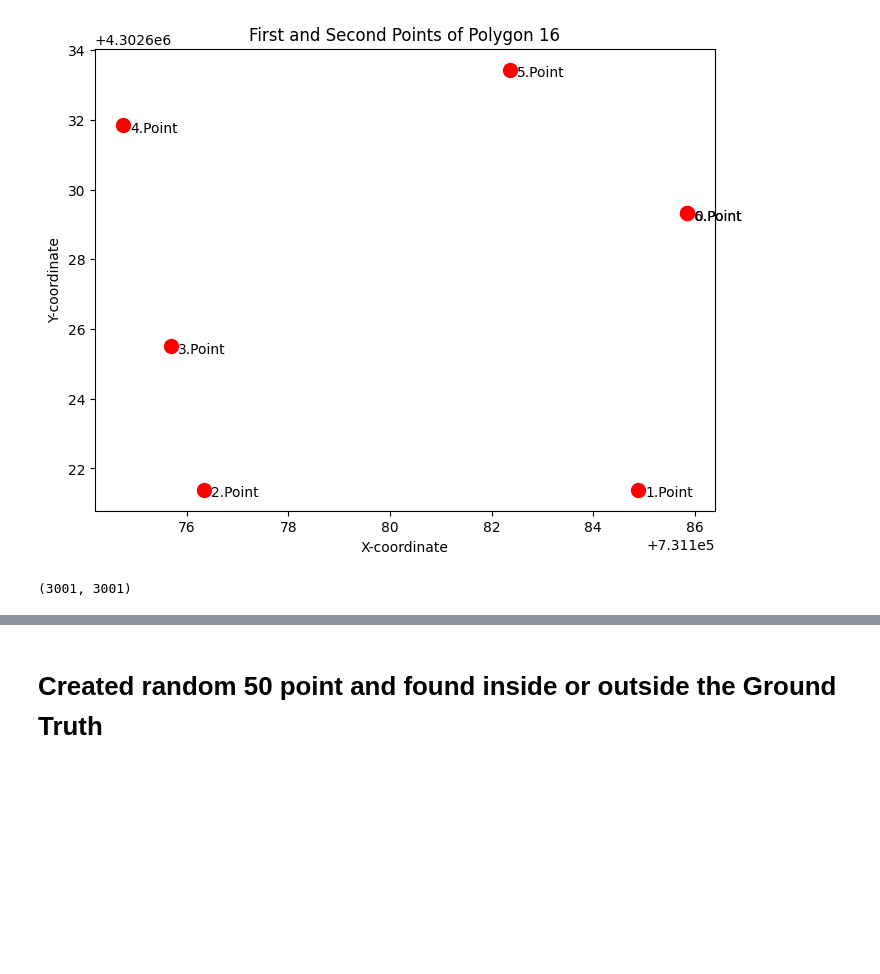
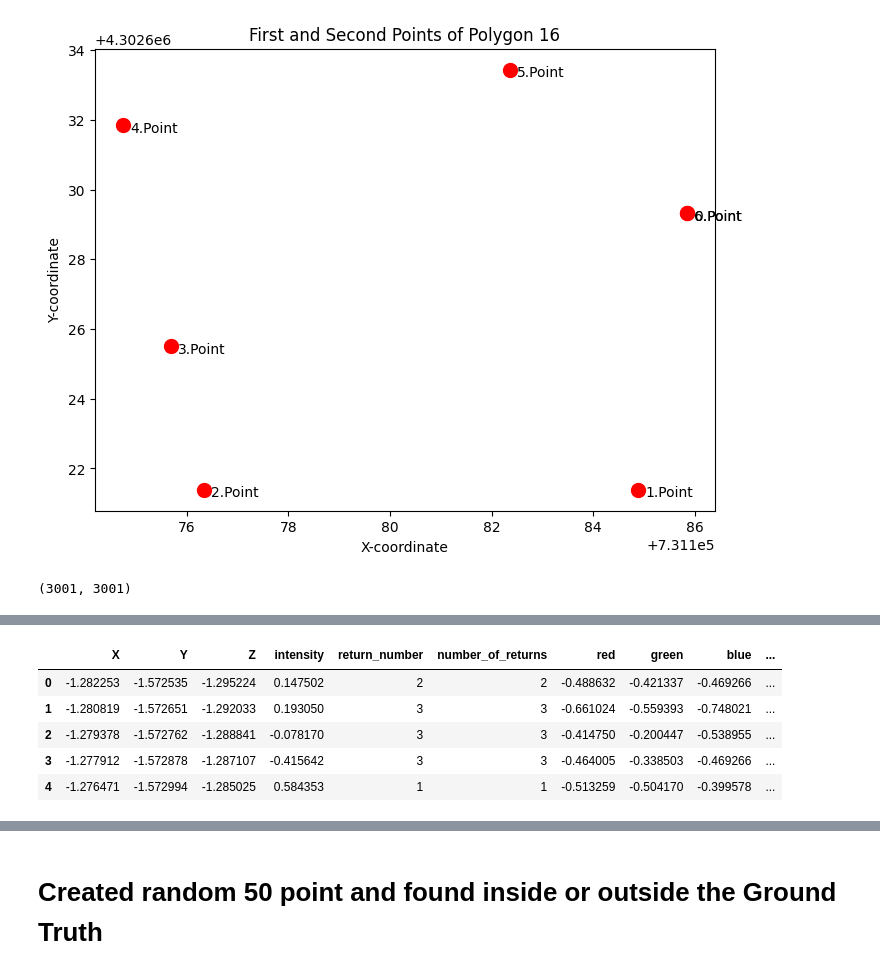
Before and after one commit to esatozholcek/Tree-Classification-Point-Cloud, a Jupyter notebook: project.ipynb, the cells around one changed output, grey strips where cells are left out. Cells and saved outputs as stored; diff of their text form; code cells hidden in the pictures; blank space fills up the shorter version.

```diff
--- a/project.ipynb
+++ b/project.ipynb
@@ -313 +340,12 @@ number is : 4301870.855
+# %%
+train_df.loc[:, ['X', 'Y', 'Z', 'intensity', 'red', 'green', 'blue']] = StandardScaler().fit_transform(train_df[['X', 'Y', 'Z', 'intensity', 'red', 'green', 'blue']])
+test_df.loc[:, ['X', 'Y', 'Z', 'intensity', 'red', 'green', 'blue']] = StandardScaler().fit_transform(test_df[['X', 'Y', 'Z', 'intensity', 'red', 'green', 'blue']])
+train_df.head()
+# %% [output]
+|  | X | Y | Z | intensity | return_number | number_of_returns | red | green | blue | ... |
+| 0 | -1.282253 | -1.572535 | -1.295224 | 0.147502 | 2 | 2 | -0.488632 | -0.421337 | -0.469266 | ... |
+| 1 | -1.280819 | -1.572651 | -1.292033 | 0.193050 | 3 | 3 | -0.661024 | -0.559393 | -0.748021 | ... |
+| 2 | -1.279378 | -1.572762 | -1.288841 | -0.078170 | 3 | 3 | -0.414750 | -0.200447 | -0.538955 | ... |
+| 3 | -1.277912 | -1.572878 | -1.287107 | -0.415642 | 3 | 3 | -0.464005 | -0.338503 | -0.469266 | ... |
+| 4 | -1.276471 | -1.572994 | -1.285025 | 0.584353 | 1 | 1 | -0.513259 | -0.504170 | -0.399578 | ... |
 # %%
```
Also changed, not shown: parts of 16 cells of this notebook.
